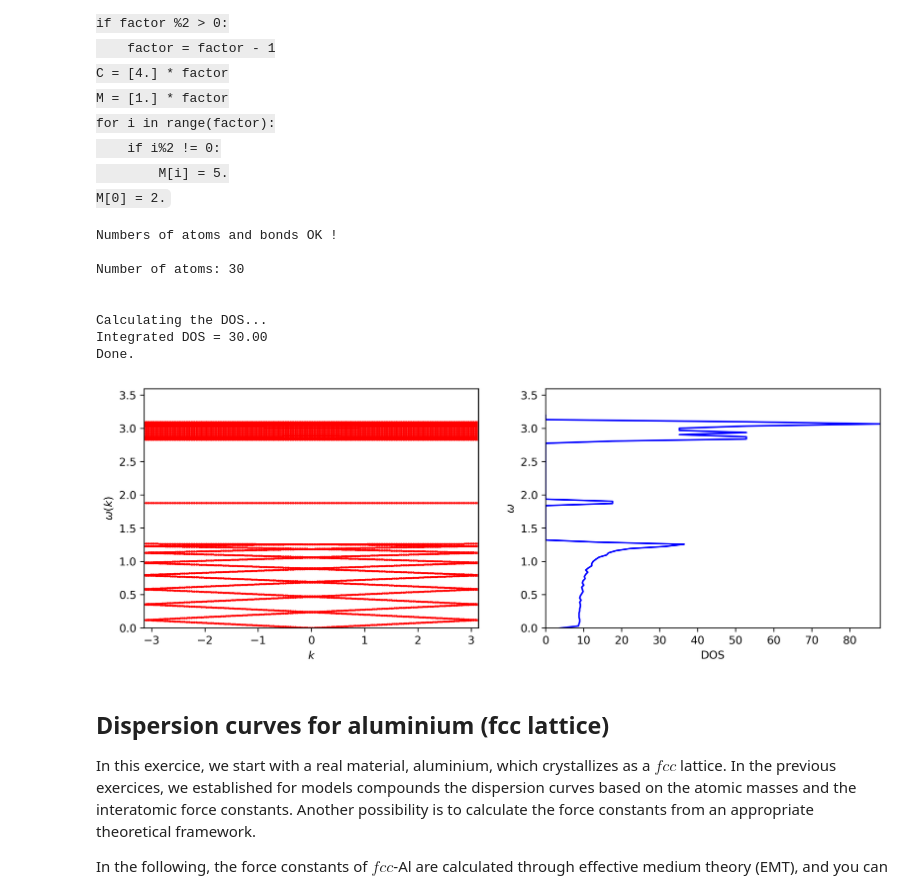
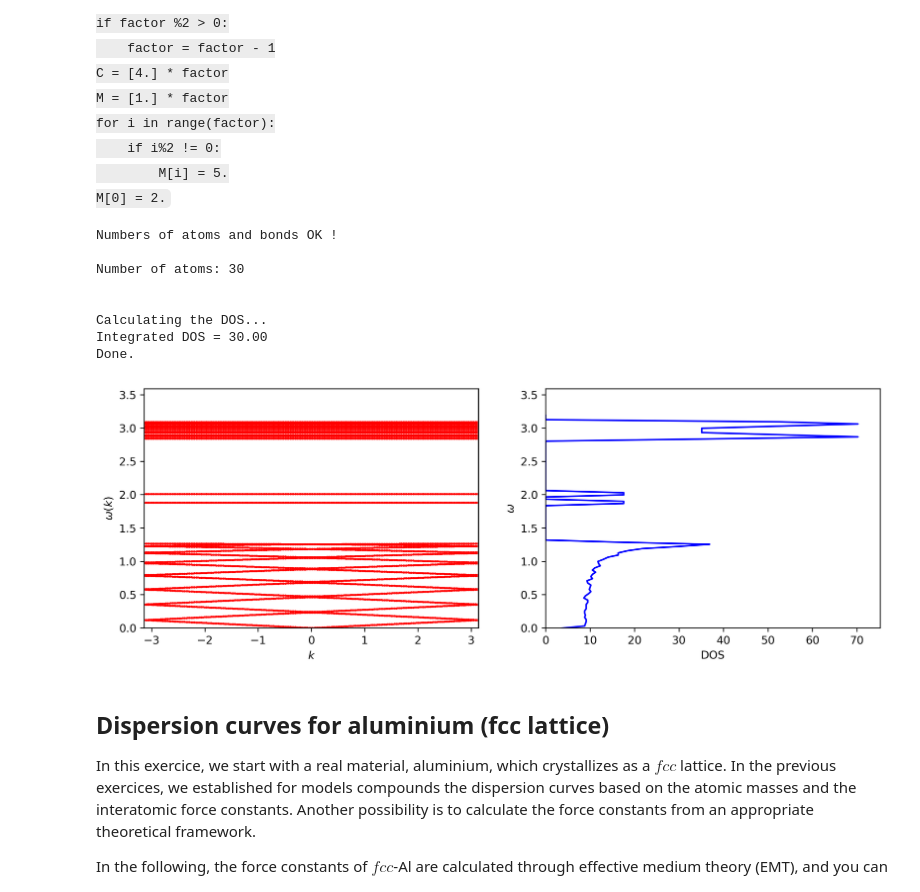
Before and after one commit to slemal-doc/jupyter_notebook_PhyMa, a Jupyter notebook: TP-Vibrations.ipynb, the cells around one changed output. Drawn from its saved outputs; the diff is of its cells as text; code cells hidden in the pictures.

```diff
--- a/TP-Vibrations.ipynb
+++ b/TP-Vibrations.ipynb
@@ -480,7 +533,7 @@ C = [1.,1.,1.]
 
 #M = [1.4,1.8,2.2]
 #C = [2.6,3.3,2.0]
-a = 1. # cell parameter in angstrom
+a = 1. # cell parameter
 
 N = len(M)
 
@@ -494,7 +547,7 @@ def dos_w(solution,N):
     # Only the solution within the Brillouin zone must be provided
     solution_list = list(flatten(solution))
 
-    dw = 1e-2
+    dw = 7e-3
     nw = int(max(solution_list)/dw)
     w_space = np.linspace(-0.1,max(solution_list)+0.1,nw)
     w_dos = []
@@ -649,6 +702,7 @@ for i in range(factor):
 
 
 M[0] = 3.
+M[14] = 2.5
 
 #C = [4.,3.,2.,2.5]
 #M = [5.,6.,5.,3.]
@@ -666,8 +720,6 @@ N = len(M)
 nk = 200 # number of points in the reciprocal space
 
 print ('Number of atoms: ' + str(N) + '\n')
-
-#print (range(int_range))
 
 def dyn_mat_Nat(k):
     diag_dyn_mat = np.zeros(shape=(N), dtype=float)
@@ -778,35 +830,35 @@ plt.subplot(1,2,1,adjustable='datalim')
 for i in range(N):
     plt.plot(kokay[i],solution[i],'ro',ms=1.)
 
 #plt.plot(kmesh, max_w*abs(np.sin(kmesh*a/(2*N))),'b--', label='Monoatomic dispersion')
 
 plt.xlabel(r'$k$')
 plt.ylabel(r'$\omega (k)$')
 plt.xlim(-np.pi/a,np.pi/a)
 plt.axvline(x=np.pi/a, c='gray')
 plt.ylim(0,max_w+0.5)
 #plt.legend(loc='best')
 
 plt.subplot(1,2,2,adjustable='datalim')
 plt.xlabel(r'DOS')
 plt.ylabel(r'$\omega$')
 plt.ylim(0,max_w+0.5)
-plt.xlim(0,max(results_dos[1]))
+plt.xlim(0,max(results_dos[1])+5)
 #plt.fill_between(w_dos, w_space, w_dos)
 plt.plot(results_dos[1],results_dos[0], 'b', ms= 0.5)
 
 
 print ('Done.')
 # %% [output]
 Numbers of atoms and bonds OK !
 
 Number of atoms: 30
 
 
 Calculating the DOS...
 Integrated DOS = 30.00
 Done.
-[figure, old version]
+[figure, new version]
 # %% [markdown]
 ## Dispersion curves for aluminium (fcc lattice)
 
```
Also changed, not shown: parts of 12 cells of this notebook.
